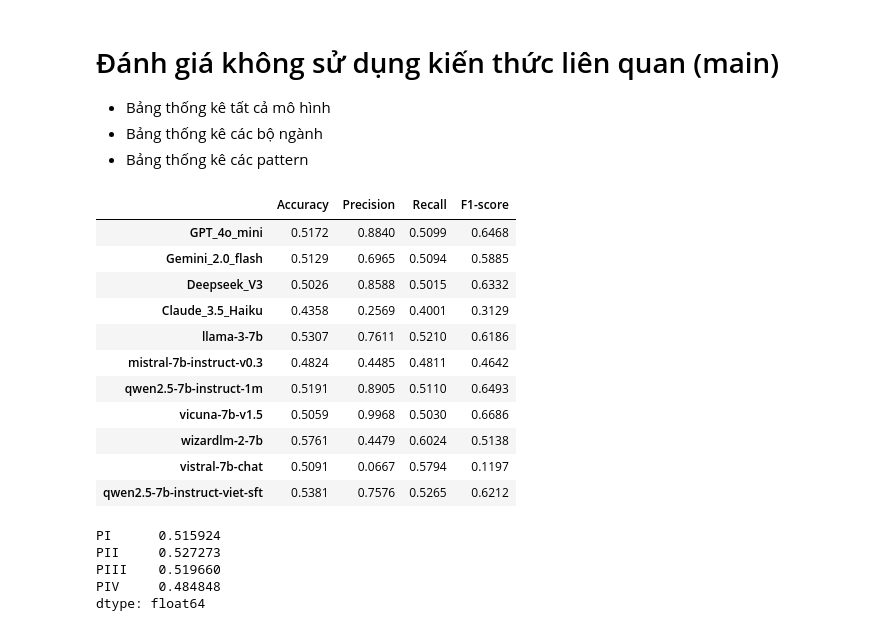
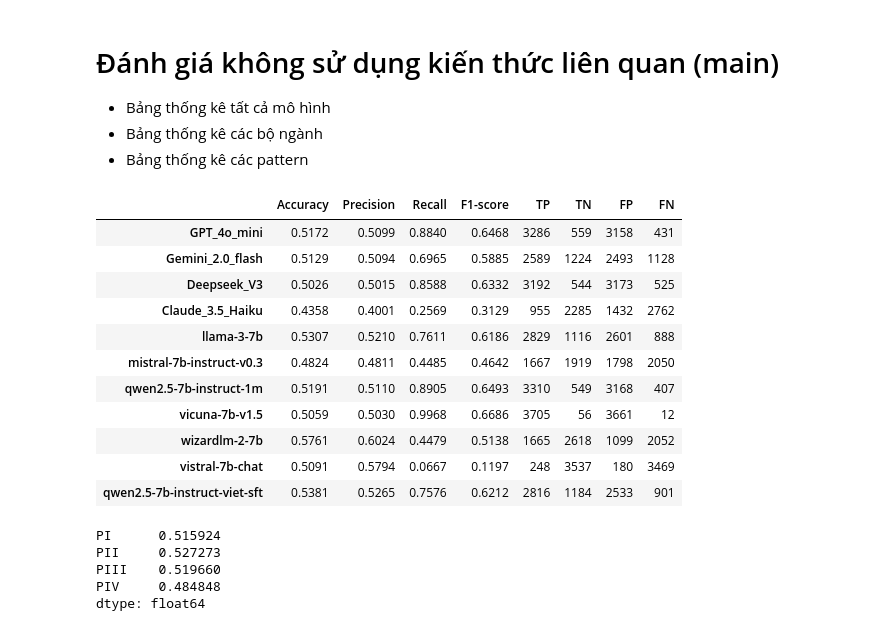
Before and after one commit to fabyanbui/Public-Sector-Application, a Jupyter notebook: E_Analyze/analyze.ipynb, the cells around one changed output. Drawn from its saved outputs; the diff is of its cells as text; code cells hidden in the pictures.

```diff
--- a/E_Analyze/analyze.ipynb
+++ b/E_Analyze/analyze.ipynb
@@ -69,9 +69,9 @@ def demoPlot1(file_name):
     name = file_name.split("/")[-1].split("_evaluate")[0].split('PostProcess_')[-1]
 
     TN = df[df['danhGiaDung']=='không'].shape[0]
-    FN = df[df['danhGiaDung']=='có'].shape[0]
+    FP = df[df['danhGiaDung']=='có'].shape[0]
     TP = df[df['danhGiaAoGiac']=='có'].shape[0]
-    FP = df[df['danhGiaAoGiac']=='không'].shape[0]
+    FN = df[df['danhGiaAoGiac']=='không'].shape[0]
 
     conf_matrix = np.array([[TP, FP],
                             [FN, TN]])
@@ -83,27 +83,28 @@ def demoPlot1(file_name):
     f1_score = 2 * (precision * recall) / (precision + recall) if (precision + recall) != 0 else 0
 
     data[name] = [f"{accuracy:.4f}", f"{precision:.4f}", f"{recall:.4f}", f"{f1_score:.4f}"]
+    data[name] = [f"{accuracy:.4f}", f"{precision:.4f}", f"{recall:.4f}", f"{f1_score:.4f}", TP, TN, FP, FN]
 
     return accuracy, precision, recall, f1_score, TP, FP, FN, TN
 # %%
 for file in file_list:
     demoPlot1(file)
 df = pd.DataFrame(data).T
-df.columns = ['Accuracy', 'Precision', 'Recall', 'F1-score']
+df.columns = ['Accuracy', 'Precision', 'Recall', 'F1-score', 'TP', 'TN', 'FP', 'FN']
 df
 # %% [output]
-|  | Accuracy | Precision | Recall | F1-score |
-| GPT_4o_mini | 0.5172 | 0.8840 | 0.5099 | 0.6468 |
-| Gemini_2.0_flash | 0.5129 | 0.6965 | 0.5094 | 0.5885 |
-| Deepseek_V3 | 0.5026 | 0.8588 | 0.5015 | 0.6332 |
-| Claude_3.5_Haiku | 0.4358 | 0.2569 | 0.4001 | 0.3129 |
-| llama-3-7b | 0.5307 | 0.7611 | 0.5210 | 0.6186 |
-| mistral-7b-instruct-v0.3 | 0.4824 | 0.4485 | 0.4811 | 0.4642 |
-| qwen2.5-7b-instruct-1m | 0.5191 | 0.8905 | 0.5110 | 0.6493 |
-| vicuna-7b-v1.5 | 0.5059 | 0.9968 | 0.5030 | 0.6686 |
-| wizardlm-2-7b | 0.5761 | 0.4479 | 0.6024 | 0.5138 |
-| vistral-7b-chat | 0.5091 | 0.0667 | 0.5794 | 0.1197 |
-| qwen2.5-7b-instruct-viet-sft | 0.5381 | 0.7576 | 0.5265 | 0.6212 |
+|  | Accuracy | Precision | Recall | F1-score | TP | TN | FP | FN |
+| GPT_4o_mini | 0.5172 | 0.5099 | 0.8840 | 0.6468 | 3286 | 559 | 3158 | 431 |
+| Gemini_2.0_flash | 0.5129 | 0.5094 | 0.6965 | 0.5885 | 2589 | 1224 | 2493 | 1128 |
+| Deepseek_V3 | 0.5026 | 0.5015 | 0.8588 | 0.6332 | 3192 | 544 | 3173 | 525 |
+| Claude_3.5_Haiku | 0.4358 | 0.4001 | 0.2569 | 0.3129 | 955 | 2285 | 1432 | 2762 |
+| llama-3-7b | 0.5307 | 0.5210 | 0.7611 | 0.6186 | 2829 | 1116 | 2601 | 888 |
+| mistral-7b-instruct-v0.3 | 0.4824 | 0.4811 | 0.4485 | 0.4642 | 1667 | 1919 | 1798 | 2050 |
+| qwen2.5-7b-instruct-1m | 0.5191 | 0.5110 | 0.8905 | 0.6493 | 3310 | 549 | 3168 | 407 |
+| vicuna-7b-v1.5 | 0.5059 | 0.5030 | 0.9968 | 0.6686 | 3705 | 56 | 3661 | 12 |
+| wizardlm-2-7b | 0.5761 | 0.6024 | 0.4479 | 0.5138 | 1665 | 2618 | 1099 | 2052 |
+| vistral-7b-chat | 0.5091 | 0.5794 | 0.0667 | 0.1197 | 248 | 3537 | 180 | 3469 |
+| qwen2.5-7b-instruct-viet-sft | 0.5381 | 0.5265 | 0.7576 | 0.6212 | 2816 | 1184 | 2533 | 901 |
 # %%
 def calculate_accuracy(df):
     TN = df[df['danhGiaDung']=='không'].shape[0]
```
Also changed, not shown: parts of 12 cells of this notebook, 13 other files.
